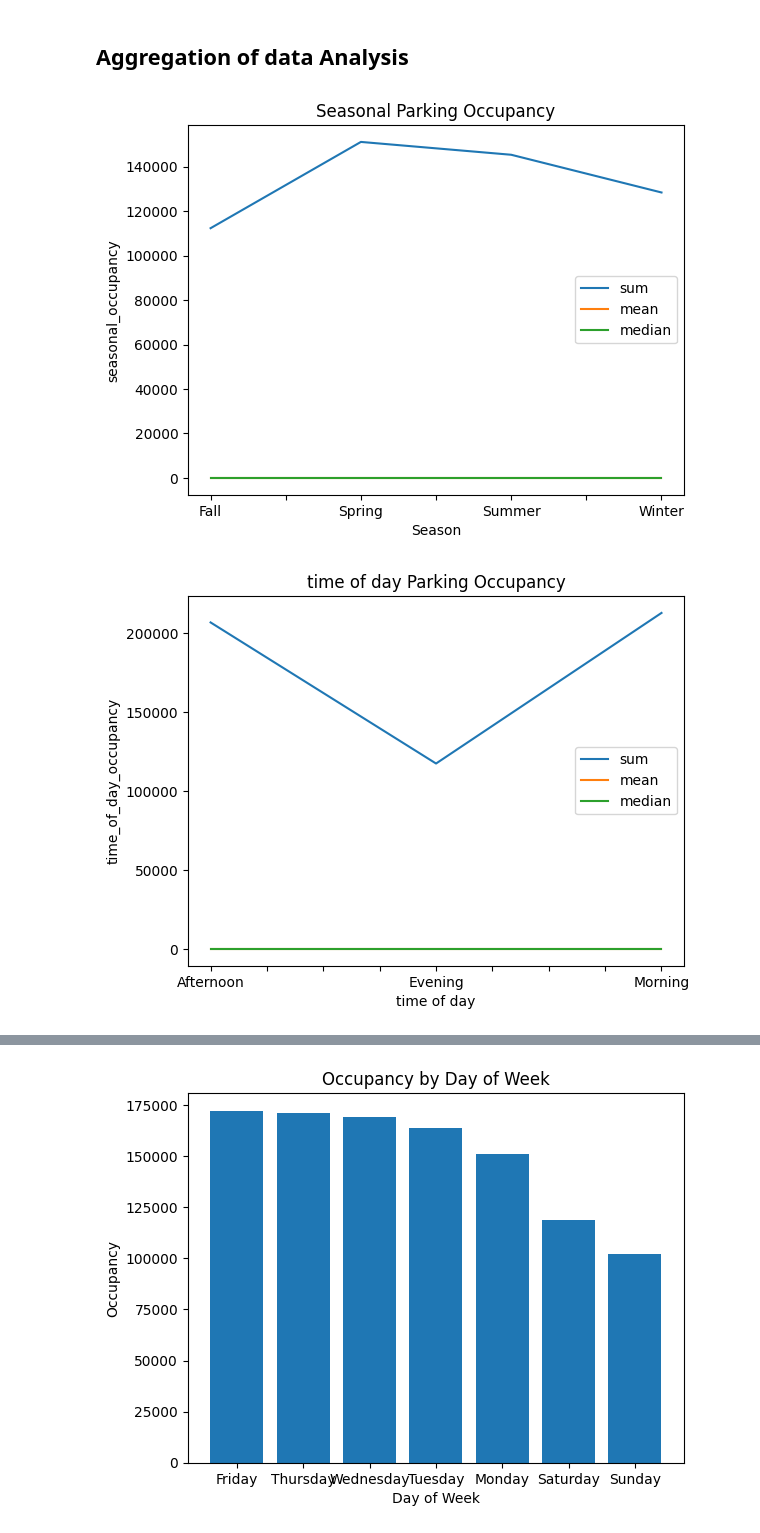
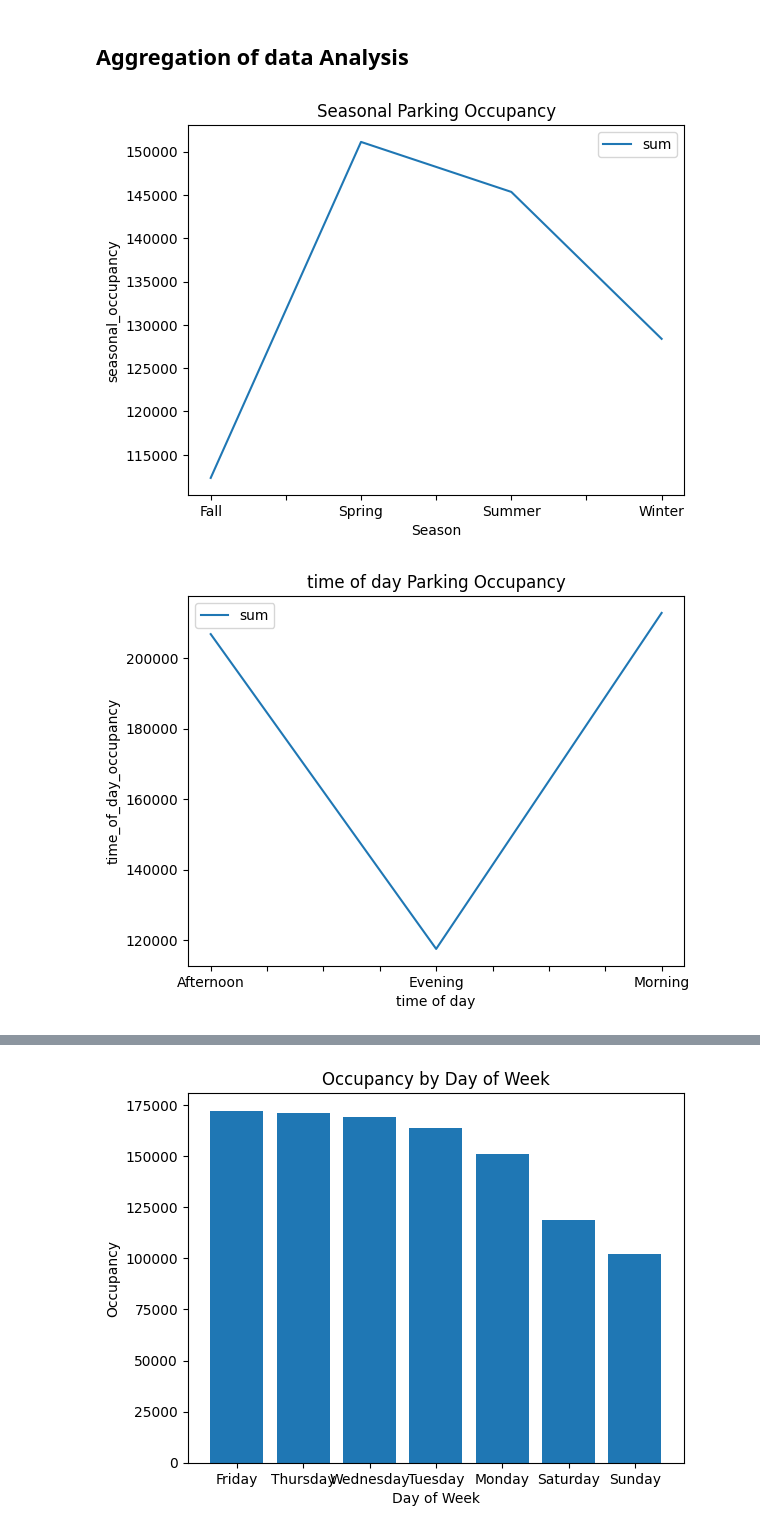
Before and after one commit to Eswa2020/Data-analysis-and-wrangling-various-projects, a Jupyter notebook: Mel_PARKING_SYSTEM.ipynb, the cells around one changed output, grey strips where cells are left out. Saved outputs shown, nothing was run; the diff lists cells and outputs as text; code cells hidden in the pictures.

```diff
--- a/Mel_PARKING_SYSTEM.ipynb
+++ b/Mel_PARKING_SYSTEM.ipynb
@@ -425,26 +434,24 @@ dataq.tail(2)
 # %% [markdown]
 ## Aggregation of data Analysis
 # %%
-
 # Aggregate the data by season.
-seasonal_occupancy = dataq.groupby("season")["VehiclePresent"].agg(["sum", "mean", "median"])
+seasonal_occupancy = dataq.groupby("season")["VehiclePresent"].agg(["sum"])
 
 # Plot the seasonal occupancy data.
 fig, ax = plt.subplots()
 
 seasonal_occupancy.plot(ax=ax)
 
 ax.set_title("Seasonal Parking Occupancy")
 ax.set_xlabel("Season")
 ax.set_ylabel("seasonal_occupancy")
 
 plt.show()
 # %% [output]
-[figure, old version]
+[figure, new version]
 # %%
-
 # Aggregate the data by time of day .
-time_of_day_occupancy = dataq.groupby("time_of_day")["VehiclePresent"].agg(["sum", "mean", "median"])
+time_of_day_occupancy = dataq.groupby("time_of_day")["VehiclePresent"].agg(["sum"])
 
 # Plot the time of day occupancy data.
 fig, ax = plt.subplots()
@@ -457,7 +464,7 @@ ax.set_ylabel("time_of_day_occupancy")
 
 plt.show()
 # %% [output]
-[figure, old version]
+[figure, new version]
 # %%
 dataq.head(1)
 # %% [output]
```
Also changed, not shown: parts of 97 cells of this notebook.
